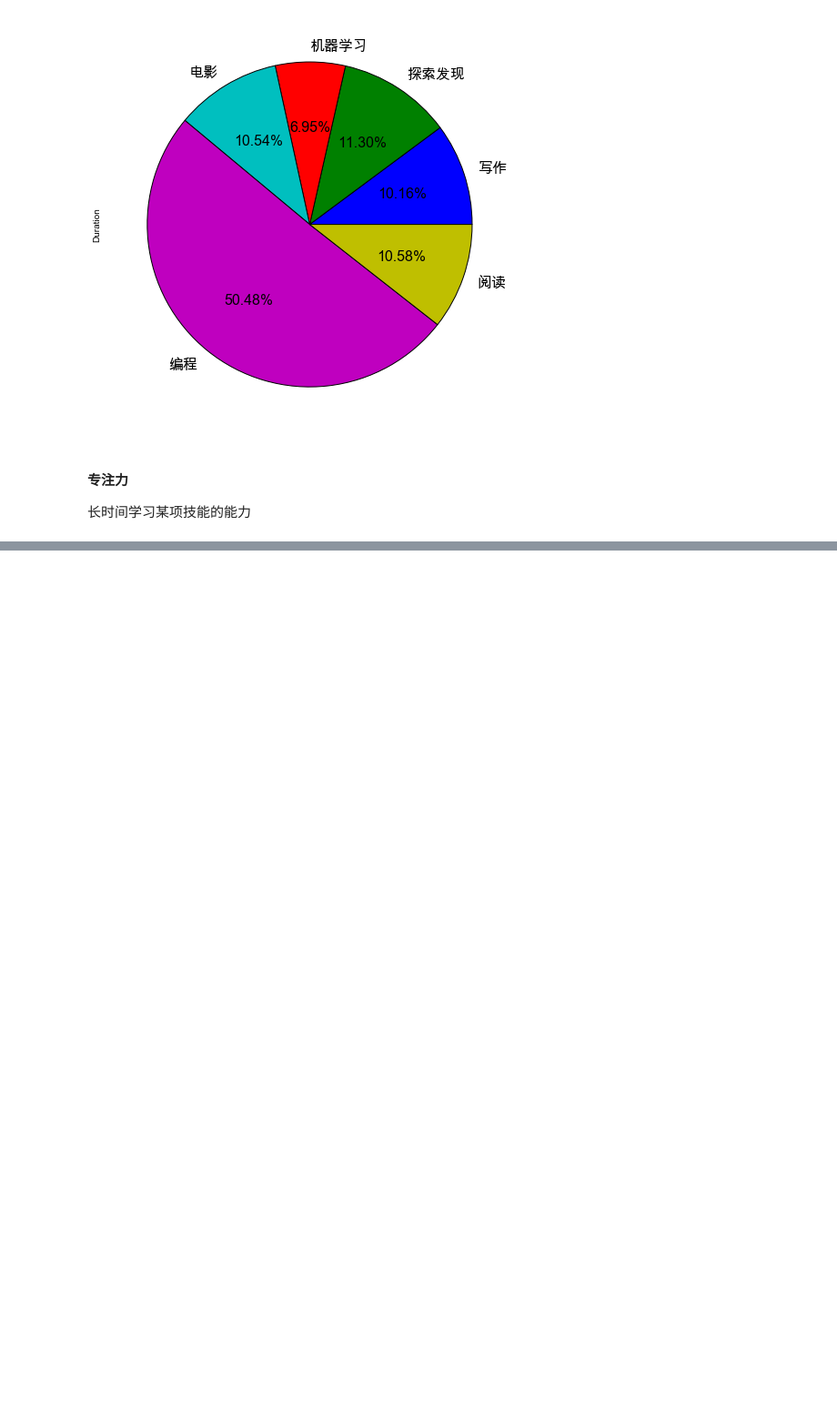
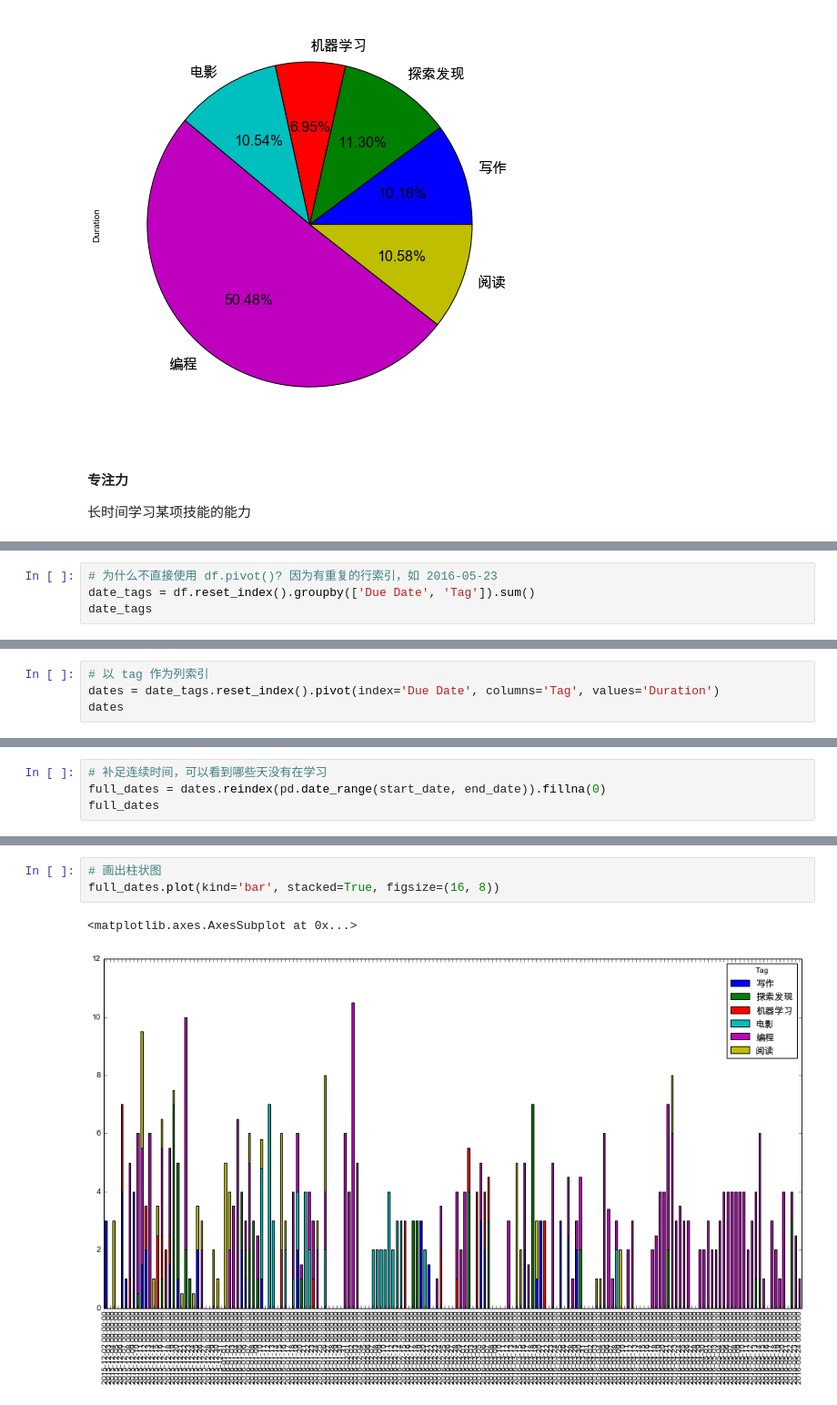
Before and after one commit to kamidox/pandas_tutor, a Jupyter notebook: 14.time_event_log.ipynb, the cells around one changed output, grey strips where cells are left out. Shown: that part at 91% size. Saved outputs shown, nothing was run; the diff lists cells and outputs as text; blank space fills up the shorter version.

```diff
--- a/14.time_event_log.ipynb
+++ b/14.time_event_log.ipynb
@@ -207,0 +190,4 @@ df.pivot_table(index=['Tag', 'Title'])
+# %%
+# 为什么不直接使用 df.pivot()? 因为有重复的行索引，如 2016-05-23
+date_tags = df.reset_index().groupby(['Due Date', 'Tag']).sum()
+date_tags
@@ -207,0 +214,4 @@ df.pivot_table(index=['Tag', 'Title'])
+# %%
+# 以 tag 作为列索引
+dates = date_tags.reset_index().pivot(index='Due Date', columns='Tag', values='Duration')
+dates
@@ -207,0 +238,4 @@ df.pivot_table(index=['Tag', 'Title'])
+# %%
+# 补足连续时间，可以看到哪些天没有在学习
+full_dates = dates.reindex(pd.date_range(start_date, end_date)).fillna(0)
+full_dates
@@ -207,0 +261,6 @@ df.pivot_table(index=['Tag', 'Title'])
+# %%
+# 画出柱状图
+full_dates.plot(kind='bar', stacked=True, figsize=(16, 8))
+# %% [output]
+<matplotlib.axes.AxesSubplot at 0x...>
+[figure, added]
```
Also changed, not shown: parts of 13 cells of this notebook.
